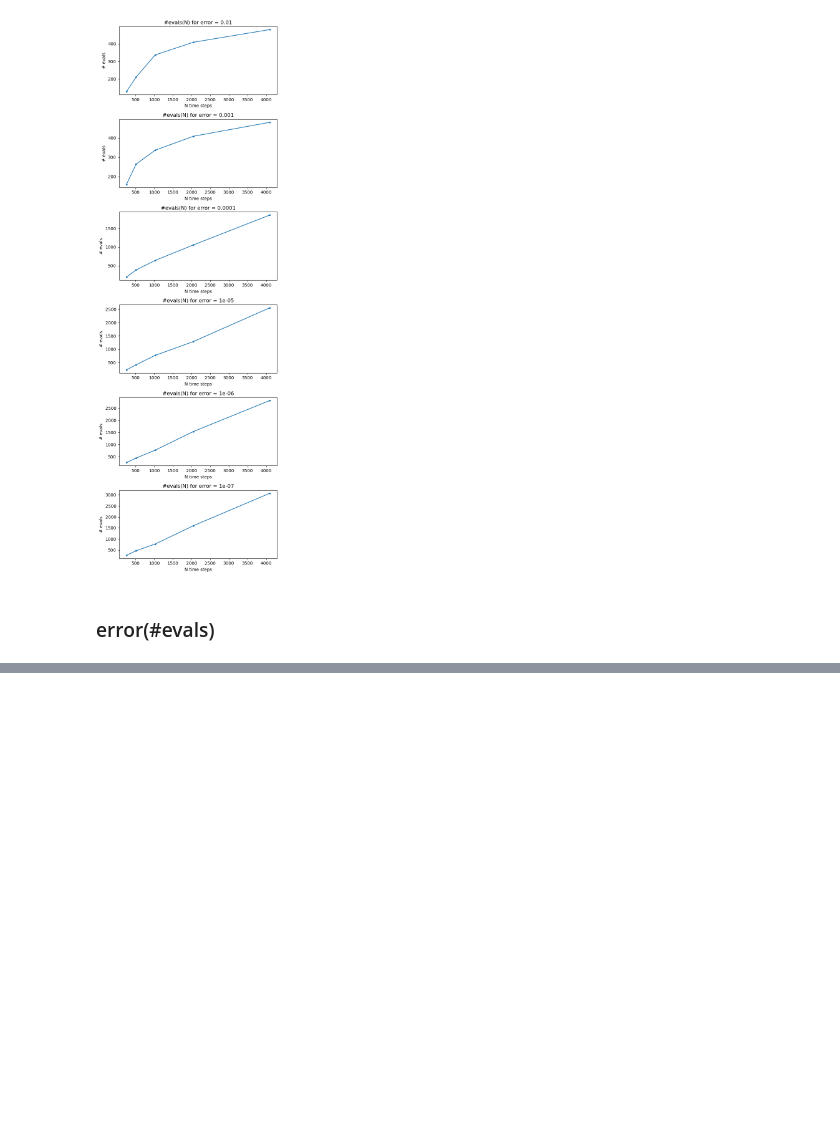
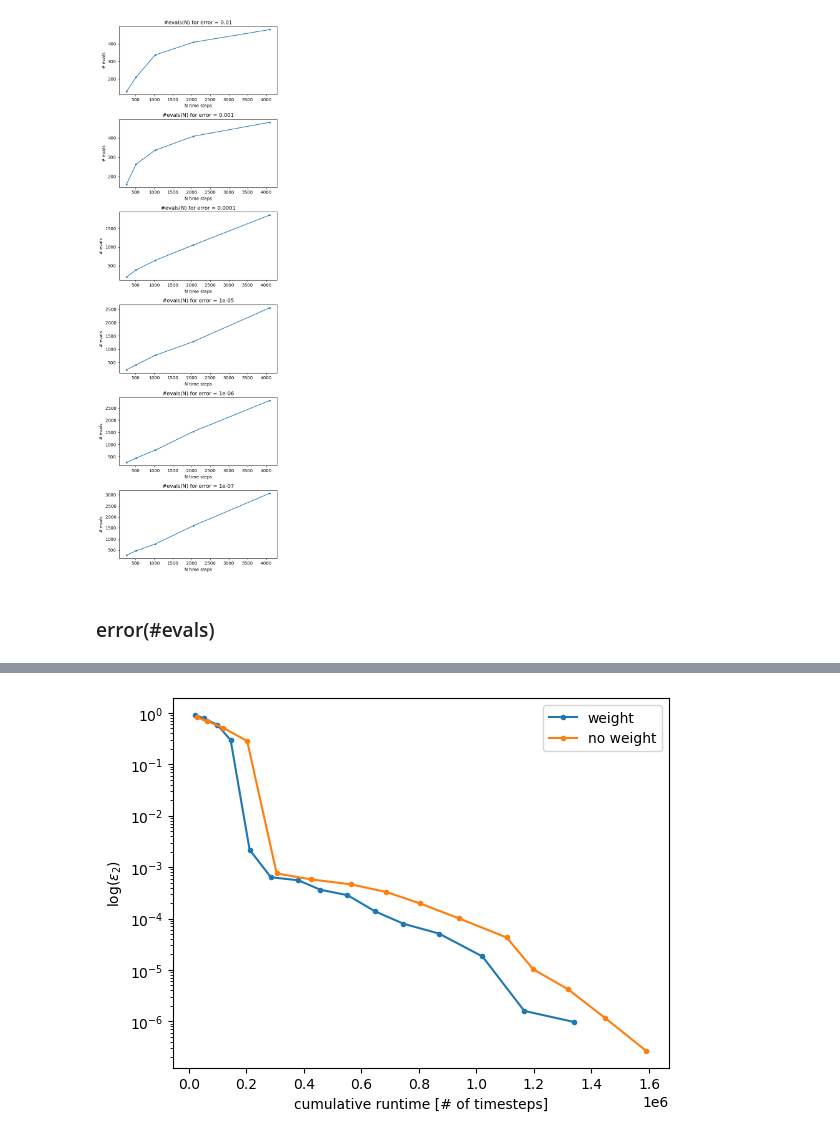
Before and after one commit to gconcheri/Student-Research-Job, a Jupyter notebook: Correlation_function/Corrfunc_LsiteaccumulativeTCI_relevant_plots.ipynb, the cells around one changed output, grey strips where cells are left out. Saved outputs shown, nothing was run; the diff lists cells and outputs as text; code cells hidden in the pictures; blank space fills up the shorter version.

Commit message:
let's go: finished weighted TCI and done plot

```diff
--- a/Correlation_function/Corrfunc_LsiteaccumulativeTCI_relevant_plots.ipynb
+++ b/Correlation_function/Corrfunc_LsiteaccumulativeTCI_relevant_plots.ipynb
@@ -276,0 +285,6 @@ plt.show()
+# %%
+n = 11
+H = ED.gen_Ham(L = L, model = 0)
+Cs = ED.correlator(H= H, L = L, dt = dt,  n = n)
+func_vals = Cs.T #Cs is in the form (X,T)
+f_t = lambda *t: Cs.reshape((D,) + (2,) * n)[:,*t]
@@ -276,0 +293,8 @@ plt.show()
+# %%
+func = TCI_weight.function(f_t)
+As, J, evals, err_2list, runtime = TCI_weight.accumulative_tensor_cross_interpolation(func,
+                                                                                      func_vals, D, L, d=2,
+                                                                                      iters=15,
+                                                                                      euclidean = True,
+                                                                                      weight = True,
+                                                                                      model = 0)
@@ -276,0 +309,7 @@ plt.show()
+# %%
+func_2 = TCI_weight.function(f_t)
+As, J, evals, err_2list_noweight, runtime_noweight = TCI_weight.accumulative_tensor_cross_interpolation(func_2,
+                                                                                      func_vals, D, L, d=2,
+                                                                                      iters=15,
+                                                                                      euclidean = True,
+                                                                                      weight = False)
@@ -276,0 +324,10 @@ plt.show()
+# %%
+plt.plot(runtime, err_2list, '.-' ,label = 'weight')
+plt.plot(runtime_noweight, err_2list_noweight, '.-', label = 'no weight')
+plt.xlabel('cumulative runtime [# of timesteps]')
+plt.ylabel(r'log($\epsilon_2$)')
+plt.yscale('log')
+plt.legend()
+plt.show()
+# %% [output]
+[figure, added]
```
Also changed, not shown: parts of 5 cells of this notebook, 7 other files.
